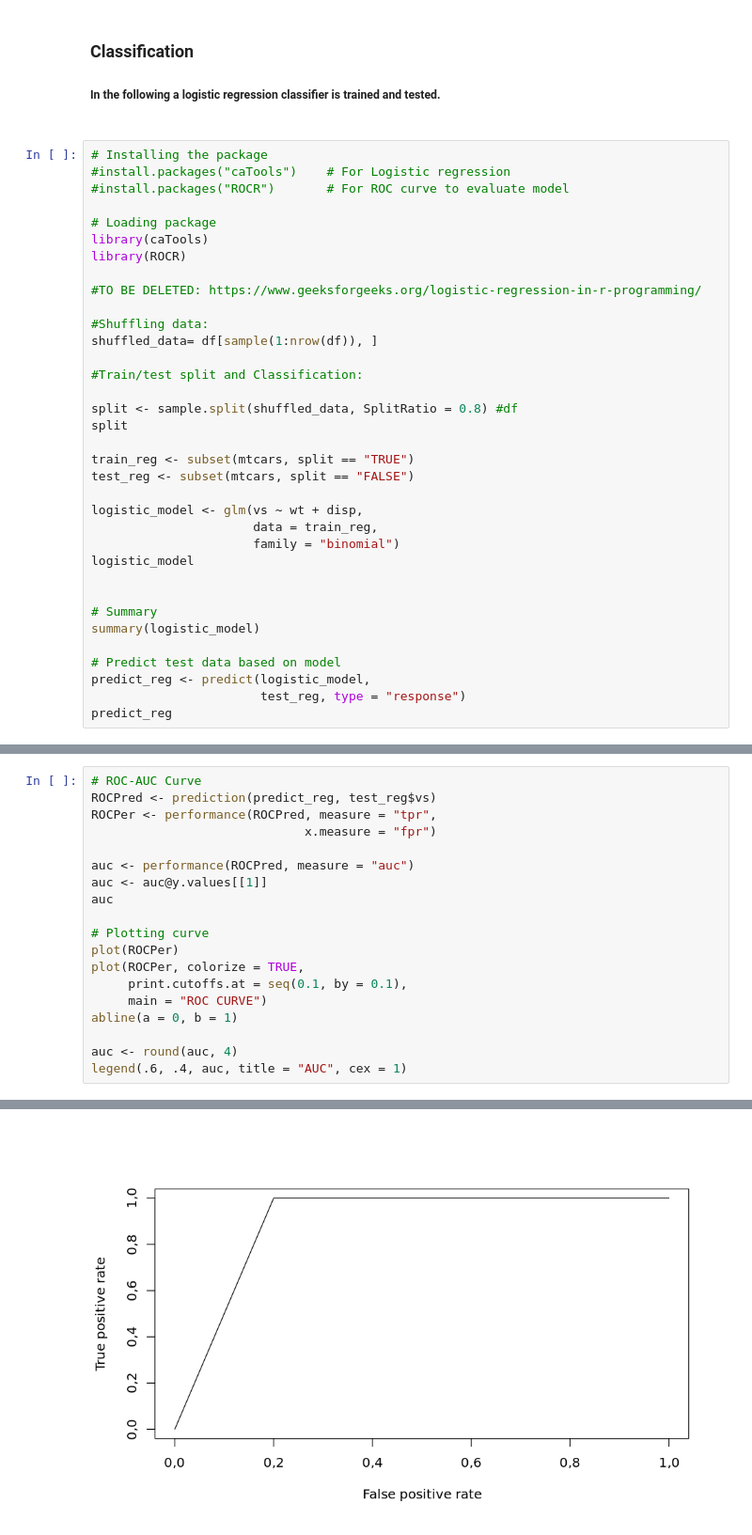
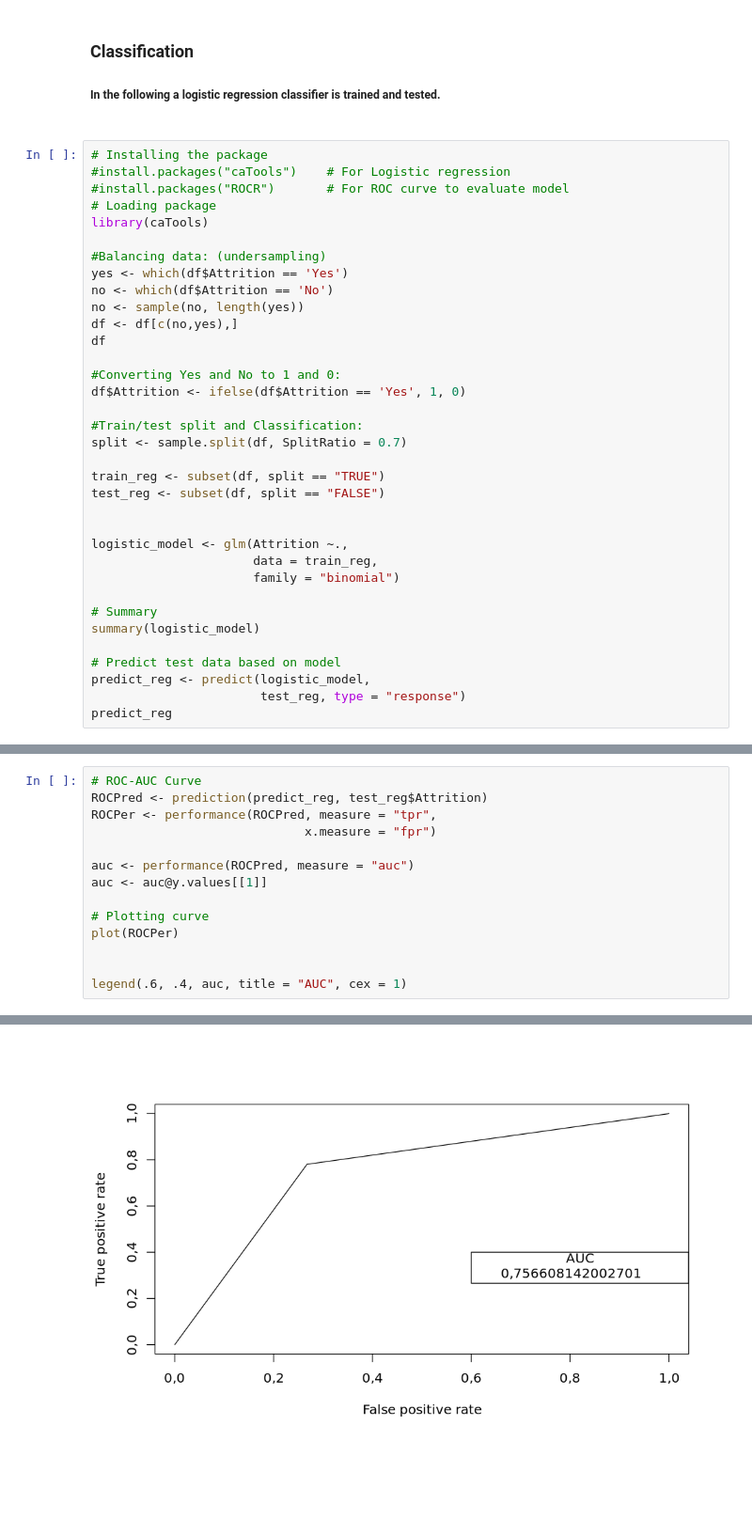
Before and after one commit to Hammi007/R_bigdata, a Jupyter notebook: Exploratory_data_analysis.ipynb, the cells around one changed output, grey strips where cells are left out. Shown: that part at 94% size. Saved outputs shown, nothing was run; the diff lists cells and outputs as text; blank space fills up the shorter version.

```diff
--- a/Exploratory_data_analysis.ipynb
+++ b/Exploratory_data_analysis.ipynb
@@ -180,29 +240,29 @@ pairs(df)
 # Installing the package
 #install.packages("caTools")    # For Logistic regression
 #install.packages("ROCR")       # For ROC curve to evaluate model
-
 # Loading package
 library(caTools)
-library(ROCR)
 
-#TO BE DELETED: https://www.geeksforgeeks.org/logistic-regression-in-r-programming/
+#Balancing data: (undersampling)
+yes <- which(df$Attrition == 'Yes')
+no <- which(df$Attrition == 'No')
+no <- sample(no, length(yes))
+df <- df[c(no,yes),]
+df
 
-#Shuffling data:
-shuffled_data= df[sample(1:nrow(df)), ]
+#Converting Yes and No to 1 and 0:
+df$Attrition <- ifelse(df$Attrition == 'Yes', 1, 0)
 
 #Train/test split and Classification:
+split <- sample.split(df, SplitRatio = 0.7)
 
-split <- sample.split(shuffled_data, SplitRatio = 0.8) #df
-split
+train_reg <- subset(df, split == "TRUE")
+test_reg <- subset(df, split == "FALSE")
 
-train_reg <- subset(mtcars, split == "TRUE")
-test_reg <- subset(mtcars, split == "FALSE")
 
-logistic_model <- glm(vs ~ wt + disp,
+logistic_model <- glm(Attrition ~.,
                       data = train_reg,
                       family = "binomial")
-logistic_model
-
 
 # Summary
 summary(logistic_model)
@@ -268,20 +349,15 @@ print(paste('Accuracy =', 1 - missing_classerr))
 # %%
 # ROC-AUC Curve
-ROCPred <- prediction(predict_reg, test_reg$vs)
+ROCPred <- prediction(predict_reg, test_reg$Attrition)
 ROCPer <- performance(ROCPred, measure = "tpr",
                              x.measure = "fpr")
 
 auc <- performance(ROCPred, measure = "auc")
 auc <- auc@y.values[[1]]
-auc
 
 # Plotting curve
 plot(ROCPer)
-plot(ROCPer, colorize = TRUE,
-     print.cutoffs.at = seq(0.1, by = 0.1),
-     main = "ROC CURVE")
-abline(a = 0, b = 1)
 
-auc <- round(auc, 4)
+
 legend(.6, .4, auc, title = "AUC", cex = 1)
 # %% [output]
@@ -289 +364 @@ legend(.6, .4, auc, title = "AUC", cex = 1)
-[figure, old version]
+[figure, new version]
```
Also changed, not shown: parts of 16 cells of this notebook.
